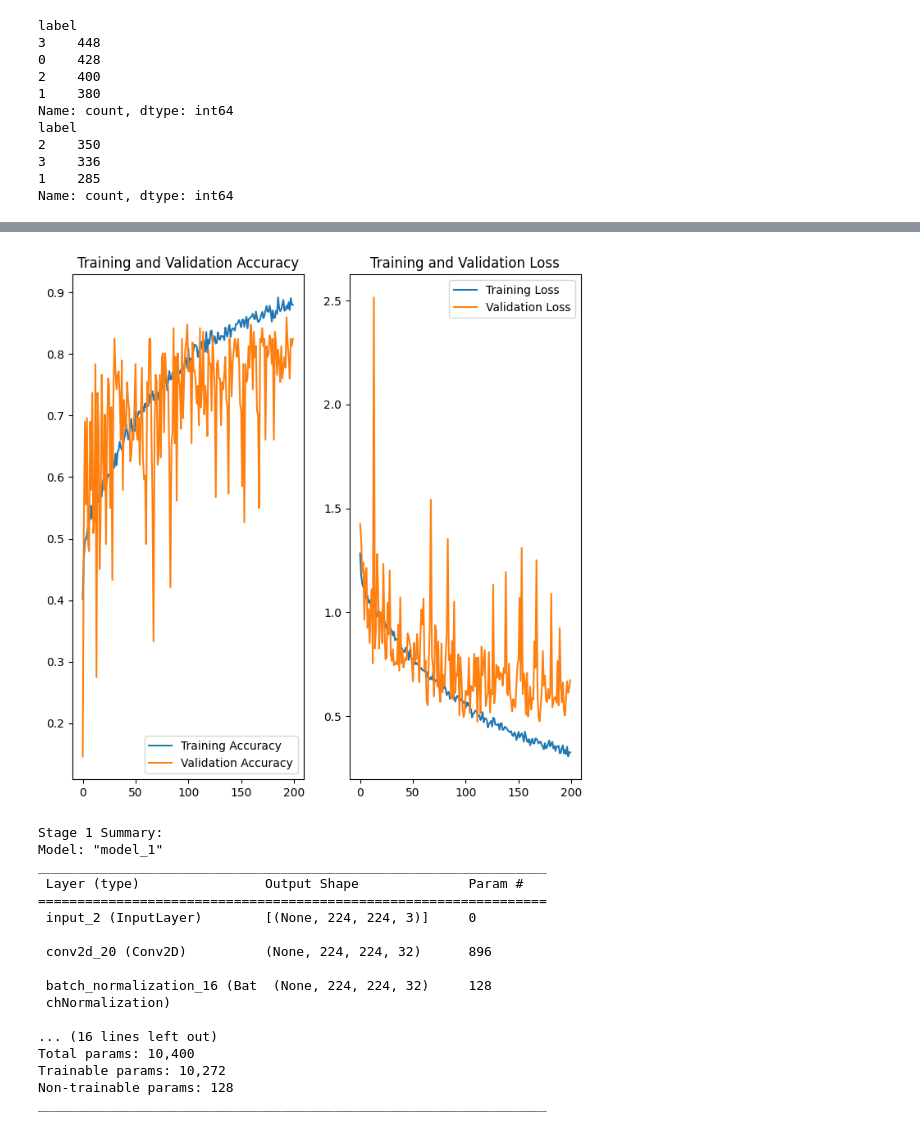
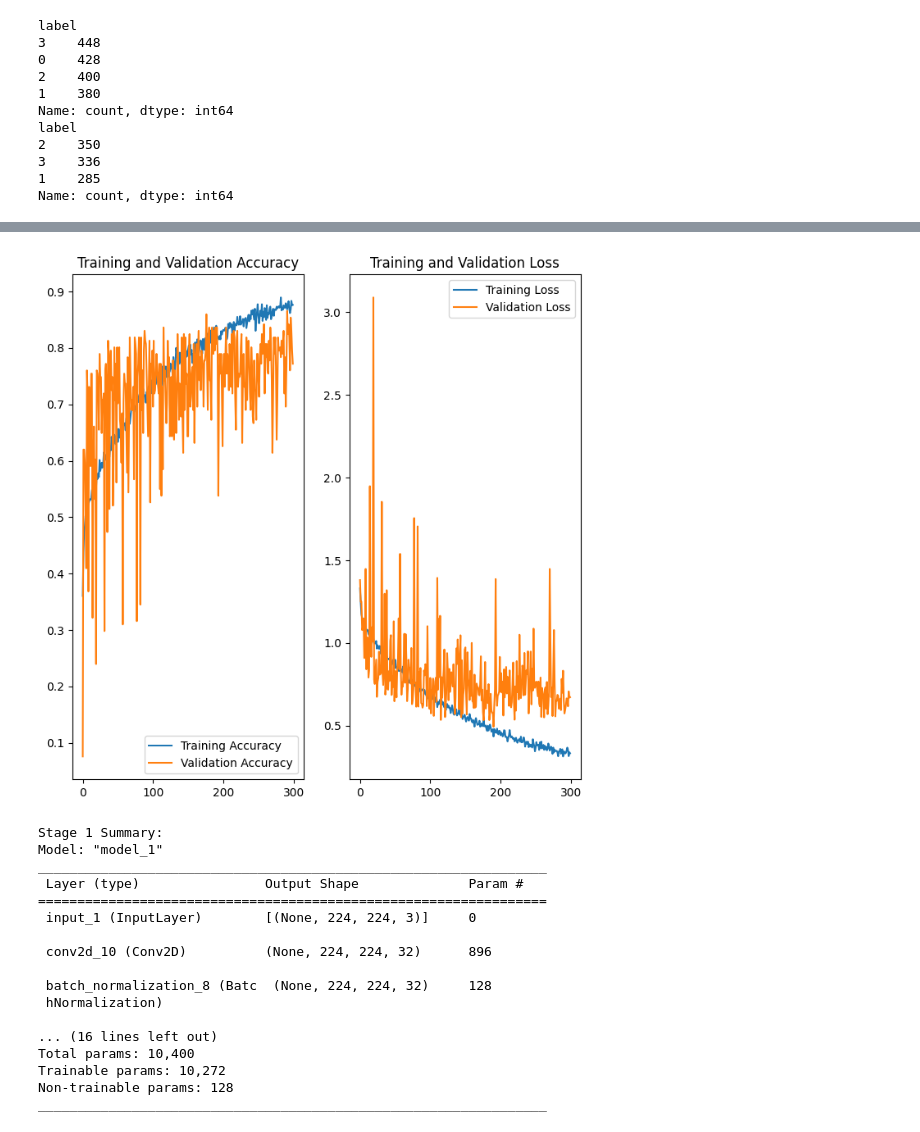
Before and after one commit to ghwjd/Lab, a Jupyter notebook: PeerJ_mem.ipynb, the cells around one changed output, grey strips where cells are left out. Saved outputs shown, nothing was run; the diff lists cells and outputs as text; code cells hidden in the pictures.

```diff
--- a/PeerJ_mem.ipynb
+++ b/PeerJ_mem.ipynb
@@ -352,7 +352,7 @@ with strategy.scope():
     history = model.fit(
         train_generator,
         steps_per_epoch=len(train_generator),
-        epochs=200,
+        epochs=300,
         validation_data=val_generator,
         validation_steps=len(val_generator)
     )
@@ -434,29 +444,29 @@ Epoch 200/200
 # %%
 import matplotlib.pyplot as plt
 
 # 학습 결과 시각화
 acc = history.history['accuracy']
 val_acc = history.history['val_accuracy']
 loss = history.history['loss']
 val_loss = history.history['val_loss']
 
-epochs_range = range(200)
+epochs_range = range(300)
 
 plt.figure(figsize=(8, 8))
 plt.subplot(1, 2, 1)
 plt.plot(epochs_range, acc, label='Training Accuracy')
 plt.plot(epochs_range, val_acc, label='Validation Accuracy')
 plt.legend(loc='lower right')
 plt.title('Training and Validation Accuracy')
 
 plt.subplot(1, 2, 2)
 plt.plot(epochs_range, loss, label='Training Loss')
 plt.plot(epochs_range, val_loss, label='Validation Loss')
 plt.legend(loc='upper right')
 plt.title('Training and Validation Loss')
 plt.show()
 # %% [output]
-[figure, old version]
+[figure, new version]
 # %%
 # Stage 1 summary
 stage1_output = stage1(input_tensor)
@@ -469,12 +479,12 @@ Model: "model_1"
 _________________________________________________________________
  Layer (type)                Output Shape              Param #
 =================================================================
- input_2 (InputLayer)        [(None, 224, 224, 3)]     0
+ input_1 (InputLayer)        [(None, 224, 224, 3)]     0
 
- conv2d_20 (Conv2D)          (None, 224, 224, 32)      896
+ conv2d_10 (Conv2D)          (None, 224, 224, 32)      896
 
- batch_normalization_16 (Bat  (None, 224, 224, 32)     128
- chNormalization)
+ batch_normalization_8 (Batc  (None, 224, 224, 32)     128
+ hNormalization)
 
 ... (16 lines left out)
 Total params: 10,400
```
Also changed, not shown: parts of 4 cells of this notebook.
